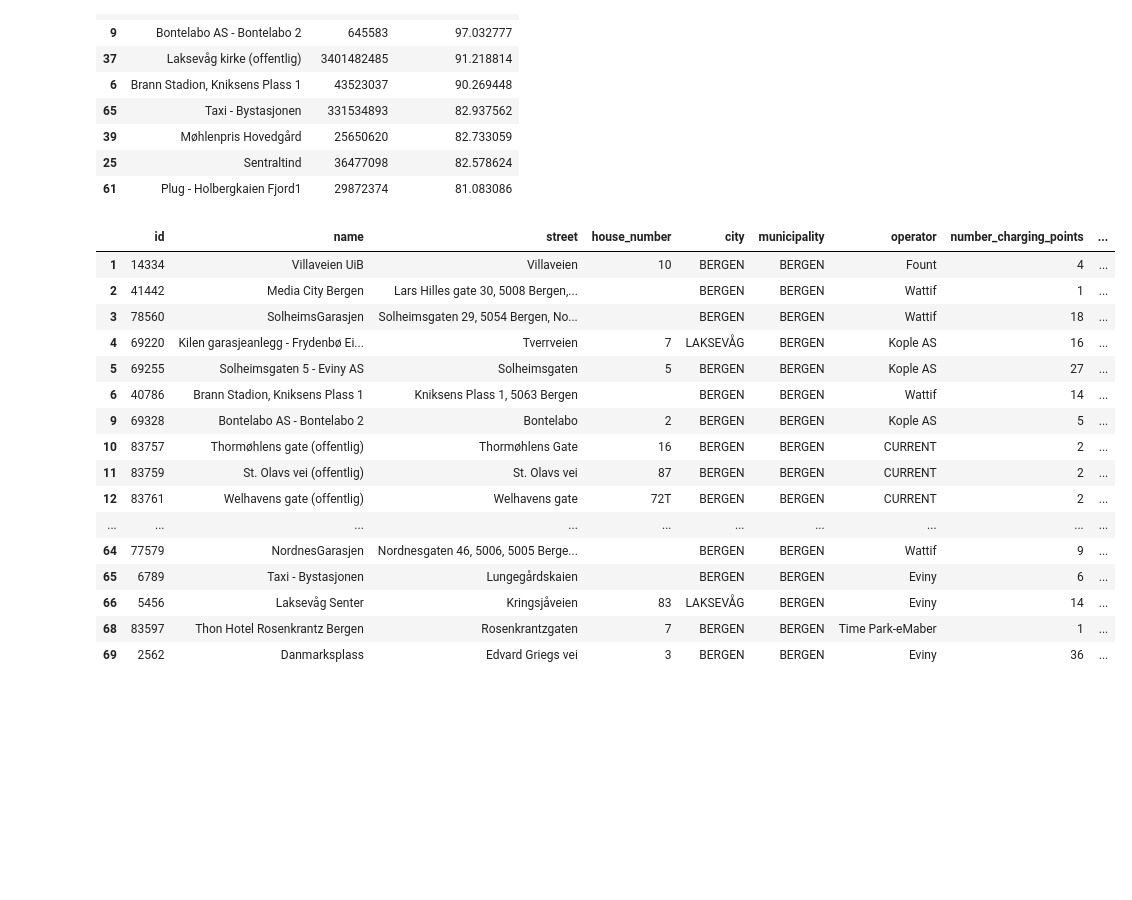
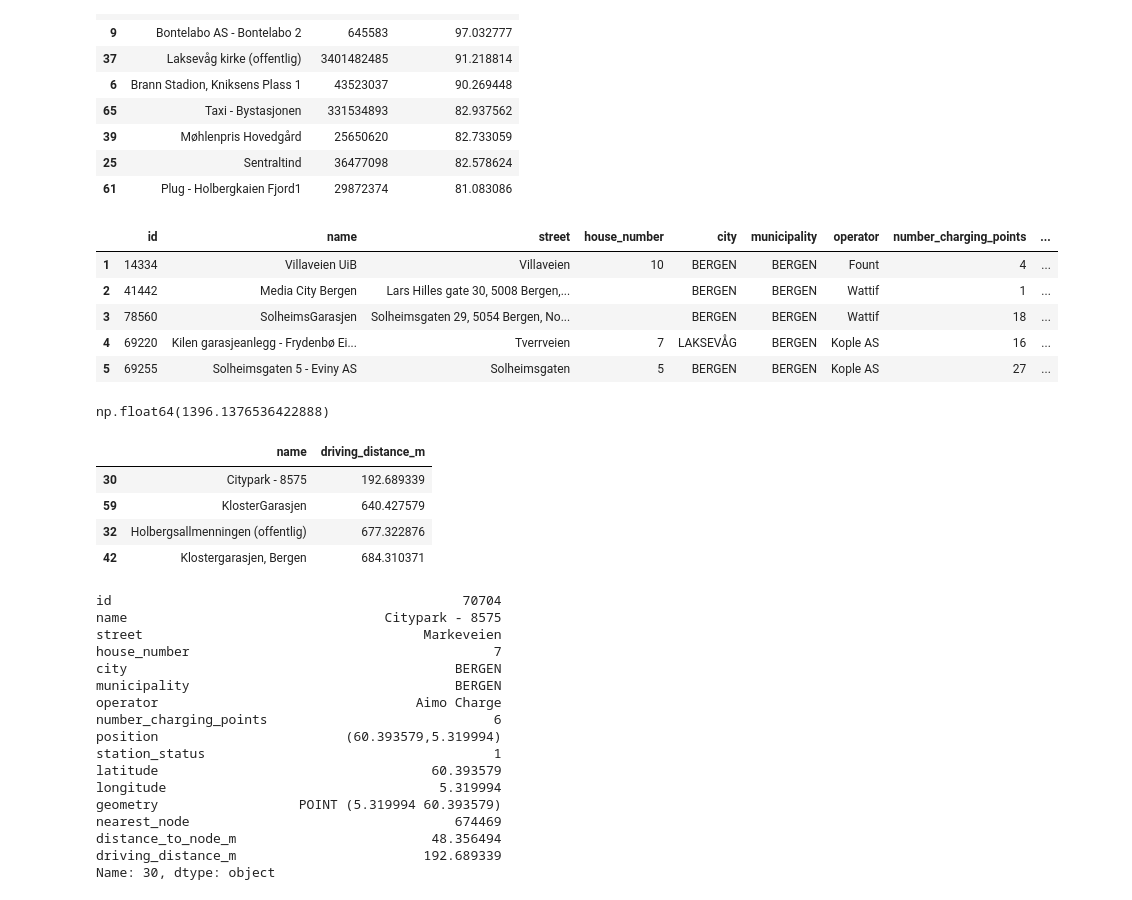
Before and after one commit to hcloenne/nearest-ev-charger, a Jupyter notebook: notebooks/road_network_routing.ipynb, the cells around one changed output. Cells and saved outputs as stored; diff of their text form; code cells hidden in the pictures; blank space fills up the shorter version.

Commit message:
Found nearest charger from a given point

```diff
--- a/notebooks/road_network_routing.ipynb
+++ b/notebooks/road_network_routing.ipynb
@@ -426,22 +426,11 @@ chargers_local[
 chargers_local["nearest_node"] = charger_nodes
 chargers_local["distance_to_node_m"] = distances
 # %%
-chargers_local
+chargers_local.head()
 # %% [output]
 |  | id | name | street | house_number | city | municipality | operator | number_charging_points | ... |
 | 1 | 14334 | Villaveien UiB | Villaveien | 10 | BERGEN | BERGEN | Fount | 4 | ... |
 | 2 | 41442 | Media City Bergen | Lars Hilles gate 30, 5008 Bergen,... |  | BERGEN | BERGEN | Wattif | 1 | ... |
 | 3 | 78560 | SolheimsGarasjen | Solheimsgaten 29, 5054 Bergen, No... |  | BERGEN | BERGEN | Wattif | 18 | ... |
 | 4 | 69220 | Kilen garasjeanlegg - Frydenbø Ei... | Tverrveien | 7 | LAKSEVÅG | BERGEN | Kople AS | 16 | ... |
 | 5 | 69255 | Solheimsgaten 5 - Eviny AS | Solheimsgaten | 5 | BERGEN | BERGEN | Kople AS | 27 | ... |
-| 6 | 40786 | Brann Stadion, Kniksens Plass 1 | Kniksens Plass 1, 5063 Bergen |  | BERGEN | BERGEN | Wattif | 14 | ... |
-| 9 | 69328 | Bontelabo AS - Bontelabo 2 | Bontelabo | 2 | BERGEN | BERGEN | Kople AS | 5 | ... |
-| 10 | 83757 | Thormøhlens gate (offentlig) | Thormøhlens Gate | 16 | BERGEN | BERGEN | CURRENT | 2 | ... |
-| 11 | 83759 | St. Olavs vei (offentlig) | St. Olavs vei | 87 | BERGEN | BERGEN | CURRENT | 2 | ... |
-| 12 | 83761 | Welhavens gate (offentlig) | Welhavens gate | 72T | BERGEN | BERGEN | CURRENT | 2 | ... |
-| ... | ... | ... | ... | ... | ... | ... | ... | ... | ... |
-| 64 | 77579 | NordnesGarasjen | Nordnesgaten 46, 5006, 5005 Berge... |  | BERGEN | BERGEN | Wattif | 9 | ... |
-| 65 | 6789 | Taxi - Bystasjonen | Lungegårdskaien |  | BERGEN | BERGEN | Eviny | 6 | ... |
-| 66 | 5456 | Laksevåg Senter | Kringsjåveien | 83 | LAKSEVÅG | BERGEN | Eviny | 14 | ... |
-| 68 | 83597 | Thon Hotel Rosenkrantz Bergen | Rosenkrantzgaten | 7 | BERGEN | BERGEN | Time Park-eMaber | 1 | ... |
-| 69 | 2562 | Danmarksplass | Edvard Griegs vei | 3 | BERGEN | BERGEN | Eviny | 36 | ... |
@@ -447,0 +456,8 @@ chargers_local
+# %%
+get_driving_distance(
+    G,
+    start_node,
+    destination_node
+)
+# %% [output]
+np.float64(1396.1376536422888)
@@ -447,0 +477,34 @@ chargers_local
+# %%
+chargers_local[
+    ["name", "driving_distance_m"]
+].sort_values("driving_distance_m")[:4]
+# %% [output]
+|  | name | driving_distance_m |
+| 30 | Citypark - 8575 | 192.689339 |
+| 59 | KlosterGarasjen | 640.427579 |
+| 32 | Holbergsallmenningen (offentlig) | 677.322876 |
+| 42 | Klostergarasjen, Bergen | 684.310371 |
+# %%
+nearest_charger = chargers_local.loc[
+    chargers_local["driving_distance_m"].idxmin()
+]
+
+nearest_charger
+# %% [output]
+id                                             70704
+name                                 Citypark - 8575
+street                                    Markeveien
+house_number                                       7
+city                                          BERGEN
+municipality                                  BERGEN
+operator                                 Aimo Charge
+number_charging_points                             6
+position                        (60.393579,5.319994)
+station_status                                     1
+latitude                                   60.393579
+longitude                                   5.319994
+geometry                  POINT (5.319994 60.393579)
+nearest_node                                  674469
+distance_to_node_m                         48.356494
+driving_distance_m                        192.689339
+Name: 30, dtype: object
```
Also changed, not shown: parts of 2 cells of this notebook.
